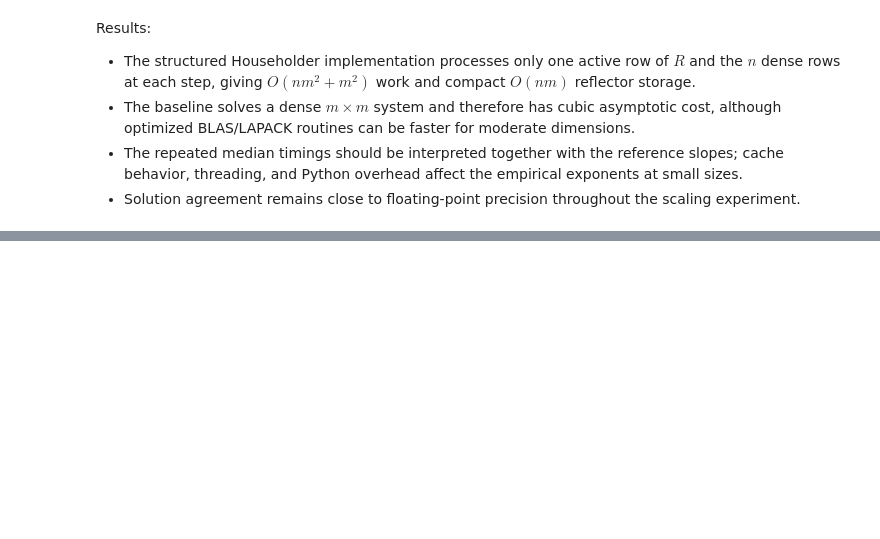
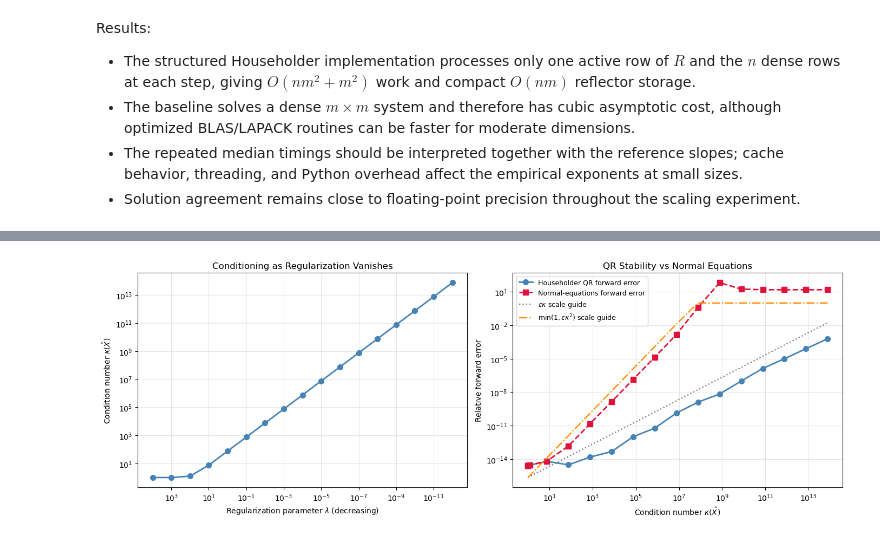
Before and after one commit to GianlucaPanzani/CM-Project-25-26, a Jupyter notebook: 03_qr_experiments.ipynb, the cells around one changed output, grey strips where cells are left out. Saved outputs shown, nothing was run; the diff lists cells and outputs as text; code cells hidden in the pictures; blank space fills up the shorter version.

```diff
--- a/03_qr_experiments.ipynb
+++ b/03_qr_experiments.ipynb
@@ -432,0 +497,61 @@ Results:
+# %%
+stability_lambda_plot = np.array([row['lam'] for row in stability_results])
+stability_kappa_plot = np.array([row['kappa'] for row in stability_results])
+qr_forward_error_plot = np.array([
+    row['qr_forward_error'] for row in stability_results
+])
+normal_forward_error_plot = np.array([
+    row['normal_forward_error'] for row in stability_results
+])
+
+fig, axes = plt.subplots(1, 2, figsize=(14, 5))
+
+# Smaller lambda moves to the right, matching increasing ill-conditioning.
+axes[0].loglog(
+    stability_lambda_plot, stability_kappa_plot,
+    'o-', lw=2, ms=7, color='steelblue',
+)
+axes[0].invert_xaxis()
+axes[0].set(
+    xlabel=r'Regularization parameter $\lambda$ (decreasing)',
+    ylabel=r'Condition number $\kappa(\hat X)$',
+    title='Conditioning as Regularization Vanishes',
+)
+axes[0].grid(alpha=0.3, which='both')
+
+# Sort by condition number to make the stability trend explicit.
+order = np.argsort(stability_kappa_plot)
+kappa_sorted = stability_kappa_plot[order]
+axes[1].loglog(
+    kappa_sorted, qr_forward_error_plot[order],
+    'o-', lw=2, ms=7, color='steelblue',
+    label='Householder QR forward error',
+)
+axes[1].loglog(
+    kappa_sorted, normal_forward_error_plot[order],
+    's--', lw=2, ms=7, color='crimson',
+    label='Normal-equations forward error',
+)
+axes[1].loglog(
+    kappa_sorted, machine_epsilon * kappa_sorted,
+    ':', lw=1.7, color='gray',
+    label=r'$\varepsilon\kappa$ scale guide',
+)
+axes[1].loglog(
+    kappa_sorted,
+    np.minimum(1.0, machine_epsilon * kappa_sorted ** 2),
+    '-.', lw=1.7, color='darkorange',
+    label=r'$\min(1,\varepsilon\kappa^2)$ scale guide',
+)
+axes[1].set(
+    xlabel=r'Condition number $\kappa(\hat X)$',
+    ylabel='Relative forward error',
+    title='QR Stability vs Normal Equations',
+)
+axes[1].legend(fontsize=9)
+axes[1].grid(alpha=0.3, which='both')
+
+plt.tight_layout()
+plt.show()
+# %% [output]
+[figure, added]
```
Also changed, not shown: parts of 10 cells of this notebook, 4 other files.
